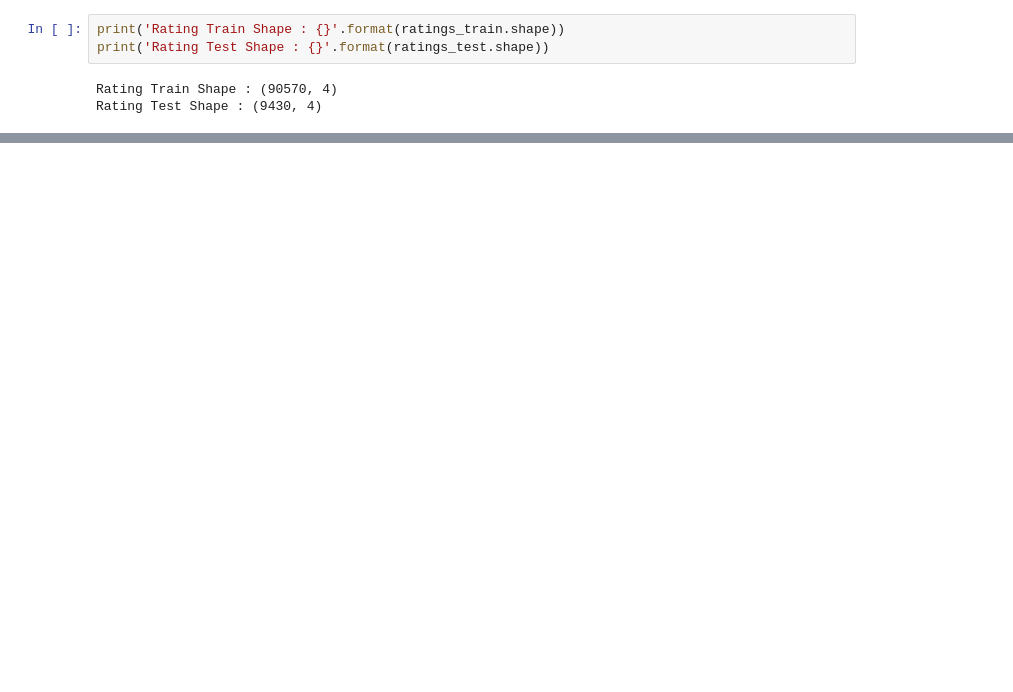
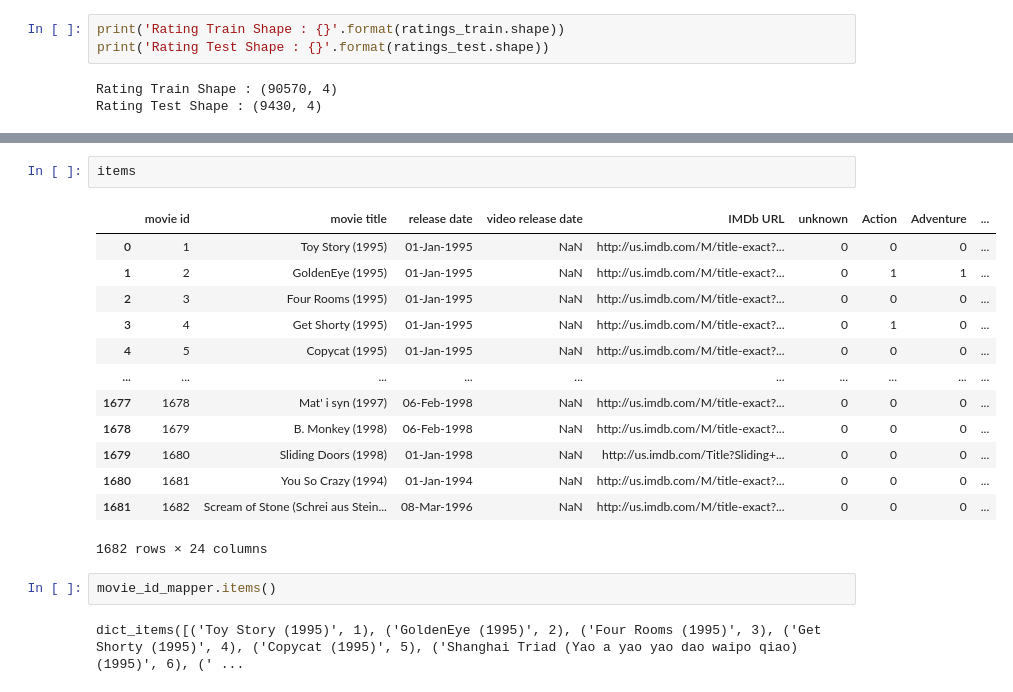
Before and after one commit to adityasharma1076/Movie-Recommender-System, a Jupyter notebook: MovieLens-100k_Recommended_System.ipynb, the cells around one changed output, grey strips where cells are left out. Saved outputs shown, nothing was run; the diff lists cells and outputs as text; blank space fills up the shorter version.

```diff
--- a/MovieLens-100k_Recommended_System.ipynb
+++ b/MovieLens-100k_Recommended_System.ipynb
@@ -94,0 +290,20 @@ len(ratings['movie id'].unique())            ## total number of unique movies
+# %%
+items
+# %% [output]
+|  | movie id | movie title | release date | video release date | IMDb URL | unknown | Action | Adventure | ... |
+| 0 | 1 | Toy Story (1995) | 01-Jan-1995 | NaN | http://us.imdb.com/M/title-exact?... | 0 | 0 | 0 | ... |
+| 1 | 2 | GoldenEye (1995) | 01-Jan-1995 | NaN | http://us.imdb.com/M/title-exact?... | 0 | 1 | 1 | ... |
+| 2 | 3 | Four Rooms (1995) | 01-Jan-1995 | NaN | http://us.imdb.com/M/title-exact?... | 0 | 0 | 0 | ... |
+| 3 | 4 | Get Shorty (1995) | 01-Jan-1995 | NaN | http://us.imdb.com/M/title-exact?... | 0 | 1 | 0 | ... |
+| 4 | 5 | Copycat (1995) | 01-Jan-1995 | NaN | http://us.imdb.com/M/title-exact?... | 0 | 0 | 0 | ... |
+| ... | ... | ... | ... | ... | ... | ... | ... | ... | ... |
+| 1677 | 1678 | Mat' i syn (1997) | 06-Feb-1998 | NaN | http://us.imdb.com/M/title-exact?... | 0 | 0 | 0 | ... |
+| 1678 | 1679 | B. Monkey (1998) | 06-Feb-1998 | NaN | http://us.imdb.com/M/title-exact?... | 0 | 0 | 0 | ... |
+| 1679 | 1680 | Sliding Doors (1998) | 01-Jan-1998 | NaN | http://us.imdb.com/Title?Sliding+... | 0 | 0 | 0 | ... |
+| 1680 | 1681 | You So Crazy (1994) | 01-Jan-1994 | NaN | http://us.imdb.com/M/title-exact?... | 0 | 0 | 0 | ... |
+| 1681 | 1682 | Scream of Stone (Schrei aus Stein... | 08-Mar-1996 | NaN | http://us.imdb.com/M/title-exact?... | 0 | 0 | 0 | ... |
+1682 rows × 24 columns
+# %%
+movie_id_mapper.items()
+# %% [output]
+dict_items([('Toy Story (1995)', 1), ('GoldenEye (1995)', 2), ('Four Rooms (1995)', 3), ('Get Shorty (1995)', 4), ('Copycat (1995)', 5), ('Shanghai Triad (Yao a yao yao dao waipo qiao) (1995)', 6), (' ...
```
Also changed, not shown: parts of 41 cells of this notebook, 2 other files.
